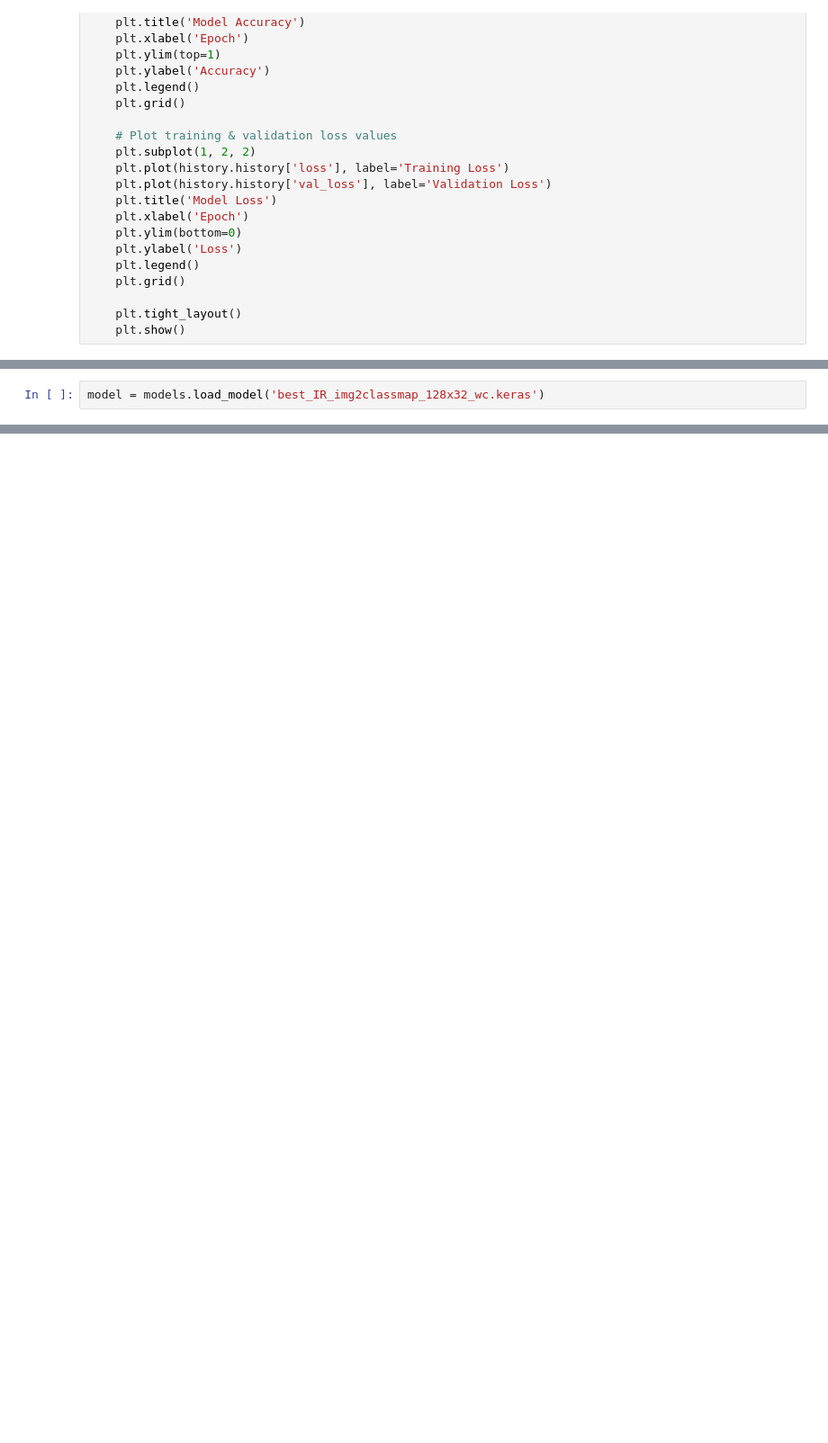
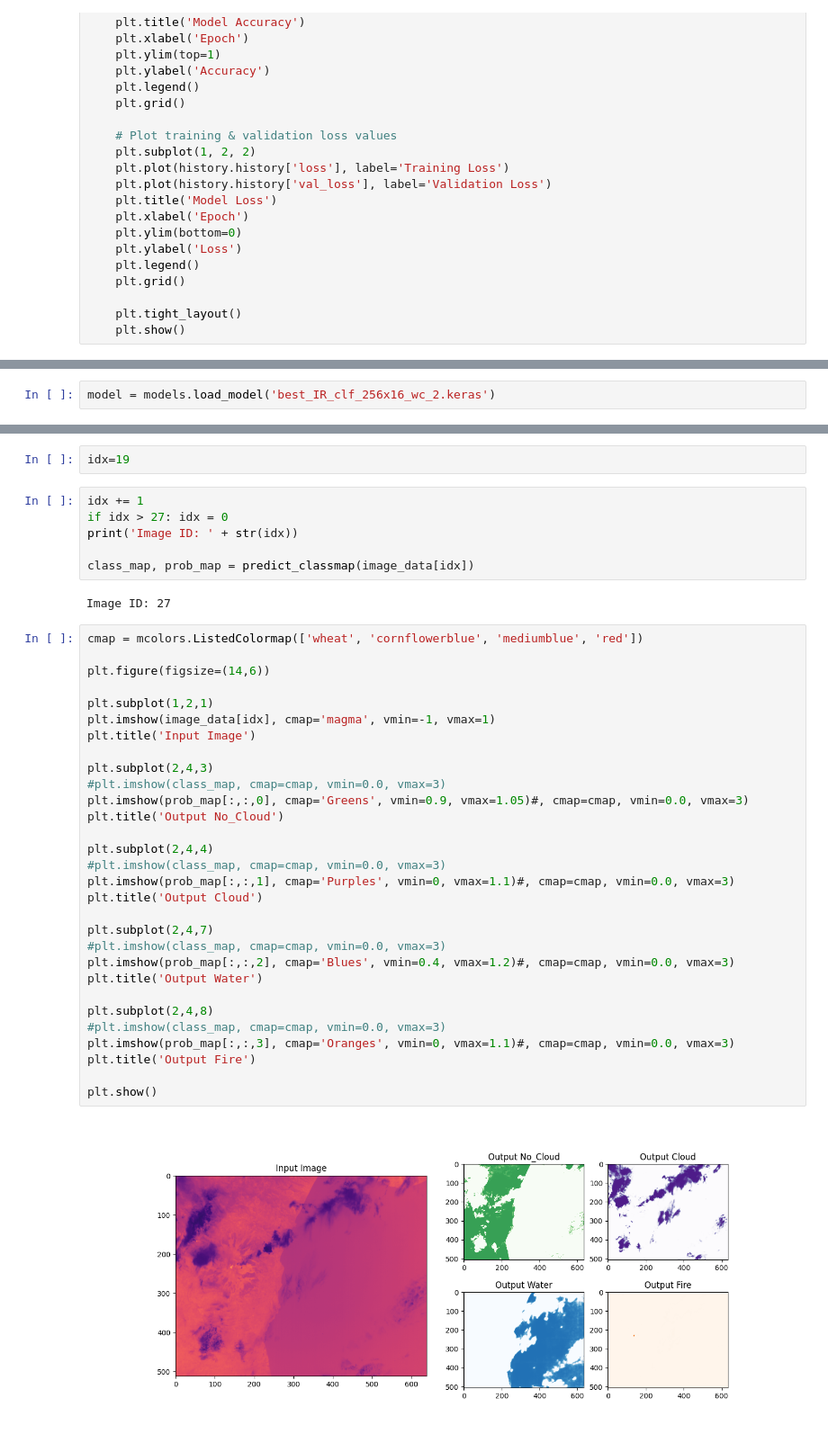
Before and after one commit to LukeKerman/TUB, a Jupyter notebook: TUBIN_CNN/Segmentation models/TUBIN_IR_classifier_model.ipynb, the cells around one changed output, grey strips where cells are left out. Shown at 90% size. Drawn from its saved outputs; the diff is of its cells as text; blank space fills up the shorter version.

```diff
--- a/TUBIN_CNN/Segmentation models/TUBIN_IR_classifier_model.ipynb
+++ b/TUBIN_CNN/Segmentation models/TUBIN_IR_classifier_model.ipynb
@@ -543,2 +549,2 @@ model.save('best_IR_img2classmap_128x32_wc.keras')
 # %%
-model = models.load_model('best_IR_img2classmap_128x32_wc.keras')
+model = models.load_model('best_IR_clf_256x16_wc_2.keras')
@@ -566,0 +687,42 @@ SyntaxError: incomplete input (874350364.py, line 1)
+# %%
+idx=19
+# %%
+idx += 1
+if idx > 27: idx = 0
+print('Image ID: ' + str(idx))
+
+class_map, prob_map = predict_classmap(image_data[idx])
+# %% [output]
+Image ID: 27
+# %%
+cmap = mcolors.ListedColormap(['wheat', 'cornflowerblue', 'mediumblue', 'red'])
+
+plt.figure(figsize=(14,6))
+
+plt.subplot(1,2,1)
+plt.imshow(image_data[idx], cmap='magma', vmin=-1, vmax=1)
+plt.title('Input Image')
+
+plt.subplot(2,4,3)
+#plt.imshow(class_map, cmap=cmap, vmin=0.0, vmax=3)
+plt.imshow(prob_map[:,:,0], cmap='Greens', vmin=0.9, vmax=1.05)#, cmap=cmap, vmin=0.0, vmax=3)
+plt.title('Output No_Cloud')
+
+plt.subplot(2,4,4)
+#plt.imshow(class_map, cmap=cmap, vmin=0.0, vmax=3)
+plt.imshow(prob_map[:,:,1], cmap='Purples', vmin=0, vmax=1.1)#, cmap=cmap, vmin=0.0, vmax=3)
+plt.title('Output Cloud')
+
+plt.subplot(2,4,7)
+#plt.imshow(class_map, cmap=cmap, vmin=0.0, vmax=3)
+plt.imshow(prob_map[:,:,2], cmap='Blues', vmin=0.4, vmax=1.2)#, cmap=cmap, vmin=0.0, vmax=3)
+plt.title('Output Water')
+
+plt.subplot(2,4,8)
+#plt.imshow(class_map, cmap=cmap, vmin=0.0, vmax=3)
+plt.imshow(prob_map[:,:,3], cmap='Oranges', vmin=0, vmax=1.1)#, cmap=cmap, vmin=0.0, vmax=3)
+plt.title('Output Fire')
+
+plt.show()
+# %% [output]
+[figure, added]
```
Also changed, not shown: parts of 28 cells of this notebook, 27 other files.
